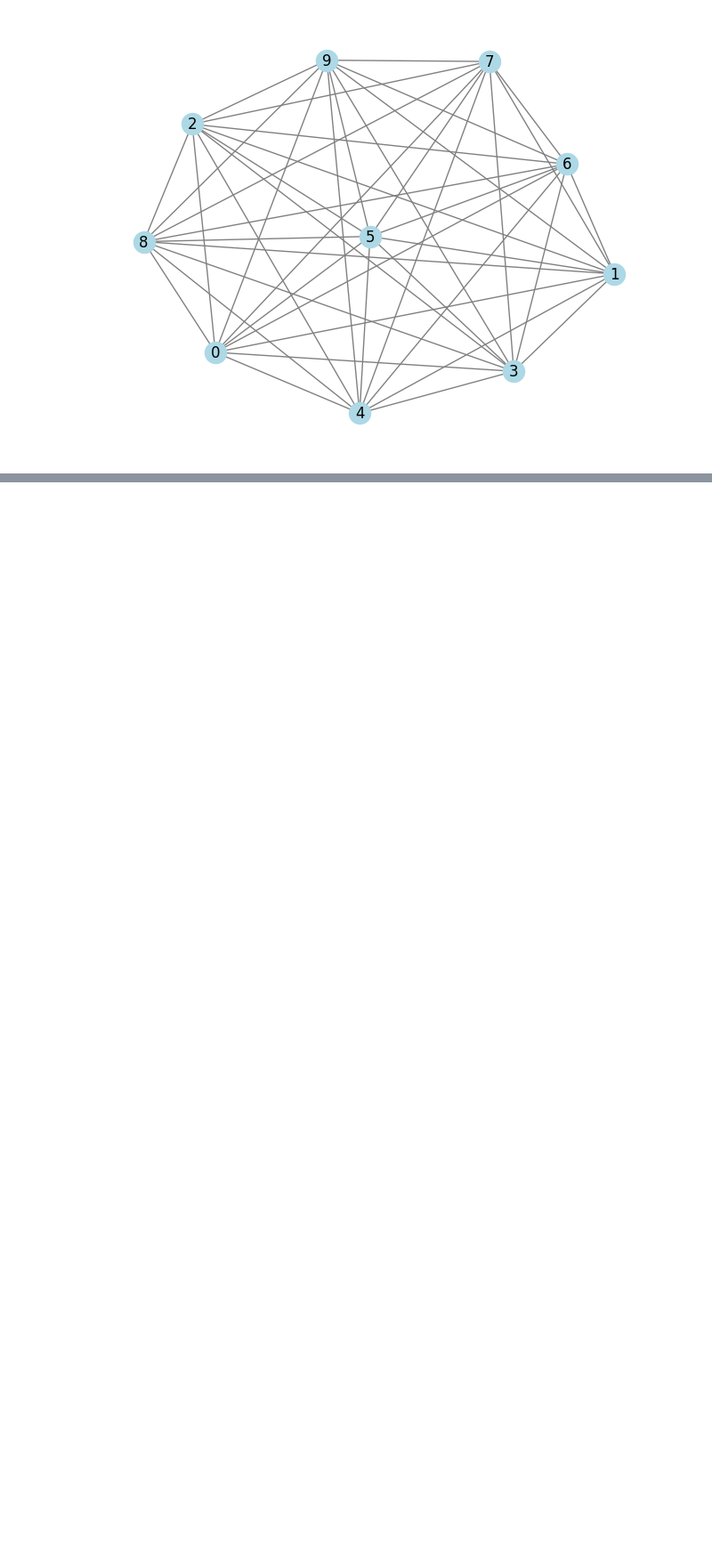
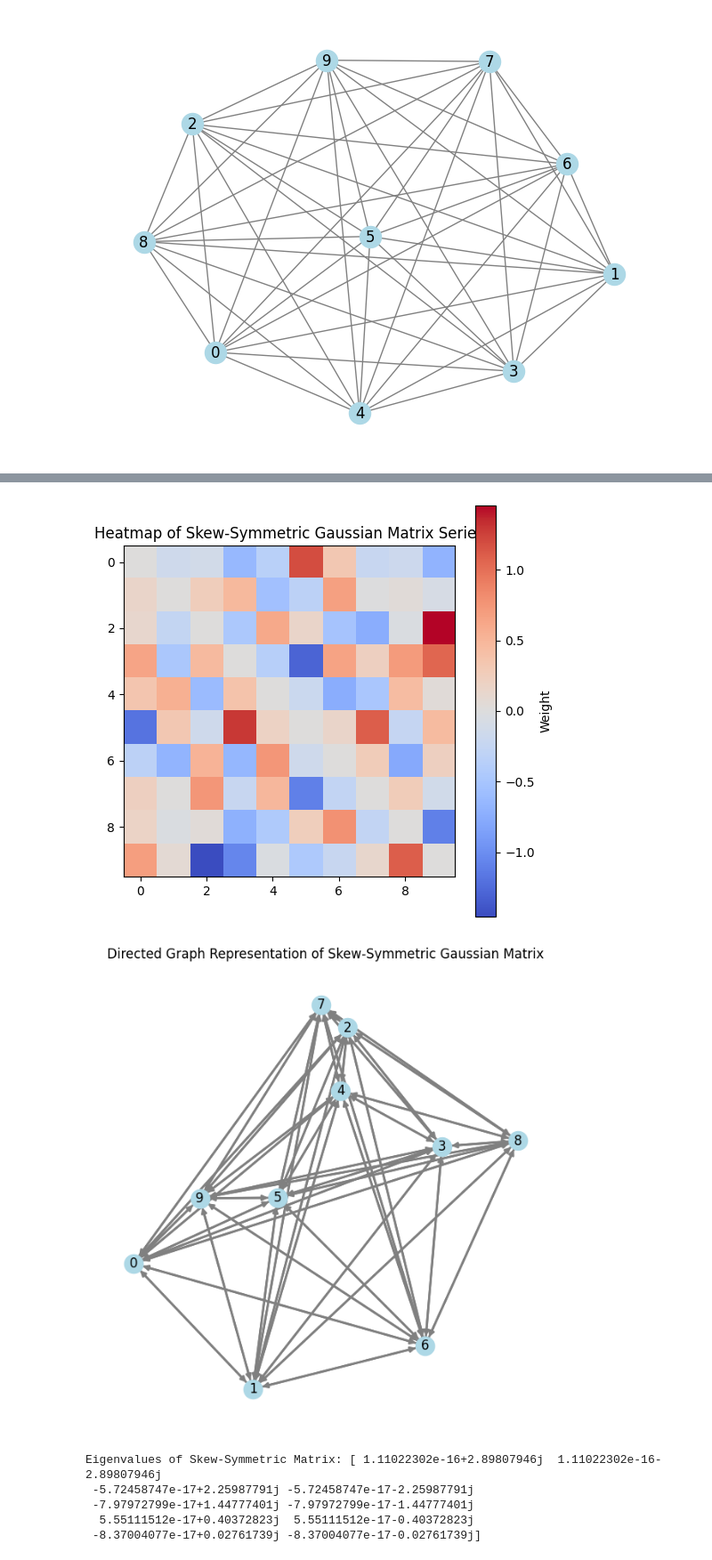
Before and after one commit to zhexin1904/my_SE_sync, a Jupyter notebook: python/Random_matrix_theory.ipynb, the cells around one changed output, grey strips where cells are left out. Shown at 89% size. Cells and saved outputs as stored; diff of their text form; code cells hidden in the pictures; blank space fills up the shorter version.

```diff
--- a/python/Random_matrix_theory.ipynb
+++ b/python/Random_matrix_theory.ipynb
@@ -130,0 +273,60 @@ plt.show()
+# %%
+import numpy as np
+import networkx as nx
+import matplotlib.pyplot as plt
+
+# Parameters
+n = 10  # Matrix size (number of nodes)
+m = 5   # Number of Gaussian matrices in the series
+sigma = 1.0  # Standard deviation of Gaussian entries
+
+# Initialize sum matrix
+S_skew = np.zeros((n, n))
+
+# Generate and sum skew-symmetric Gaussian matrices
+for _ in range(m):
+    M = np.random.normal(0, sigma, (n, n))  # Random Gaussian matrix
+    A_skew = M - M.T  # Ensure skew-symmetry
+    S_skew += A_skew
+
+# Normalize
+S_skew /= m
+
+# Convert to directed graph (as skew-symmetric matrix represents directed edges)
+G_skew = nx.from_numpy_array(S_skew, create_using=nx.DiGraph)
+
+# Plot Heatmap
+plt.figure(figsize=(6,6))
+plt.imshow(S_skew, cmap='coolwarm', interpolation='nearest')
+plt.colorbar(label="Weight")
+plt.title("Heatmap of Skew-Symmetric Gaussian Matrix Series")
+plt.show()
+
+# Draw Directed Graph
+plt.figure(figsize=(6,6))
+pos = nx.spring_layout(G_skew)  # Compute node positions
+nx.draw(G_skew, pos, with_labels=True, node_color="lightblue", edge_color="gray", width=2, arrows=True)
+plt.title("Directed Graph Representation of Skew-Symmetric Gaussian Matrix")
+plt.show()
+
+# Compute and print eigenvalues
+eigenvalues = np.linalg.eigvals(S_skew)
+print("Eigenvalues of Skew-Symmetric Matrix:", eigenvalues)
+
+# Plot Eigenvalue Distribution (Imaginary Axis)
+plt.figure(figsize=(6,4))
+plt.scatter(eigenvalues.real, eigenvalues.imag, color='red', marker='o')
+plt.axhline(0, color='black', linewidth=0.8)
+plt.axvline(0, color='black', linewidth=0.8)
+plt.xlabel("Real Part")
+plt.ylabel("Imaginary Part")
+plt.title("Eigenvalues of Skew-Symmetric Gaussian Matrix (Imaginary Axis)")
+plt.show()
+# %% [output]
+[figure, added]
+[figure, added]
+Eigenvalues of Skew-Symmetric Matrix: [ 1.11022302e-16+2.89807946j  1.11022302e-16-2.89807946j
+ -5.72458747e-17+2.25987791j -5.72458747e-17-2.25987791j
+ -7.97972799e-17+1.44777401j -7.97972799e-17-1.44777401j
+  5.55111512e-17+0.40372823j  5.55111512e-17-0.40372823j
+ -8.37004077e-17+0.02761739j -8.37004077e-17-0.02761739j]
```
Also changed, not shown: parts of 16 cells of this notebook.
